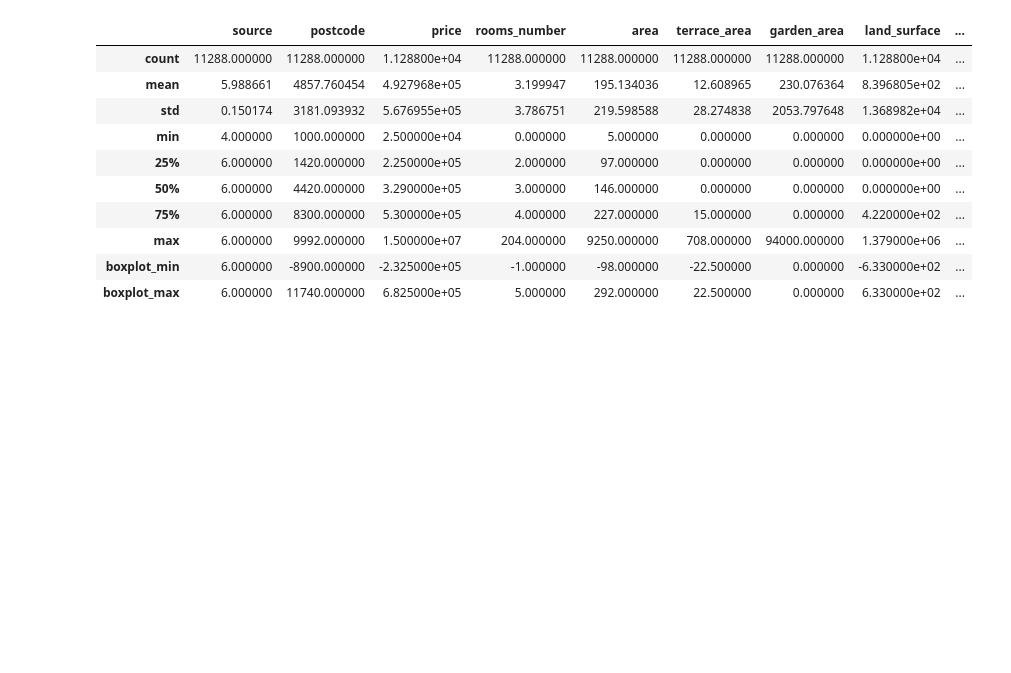
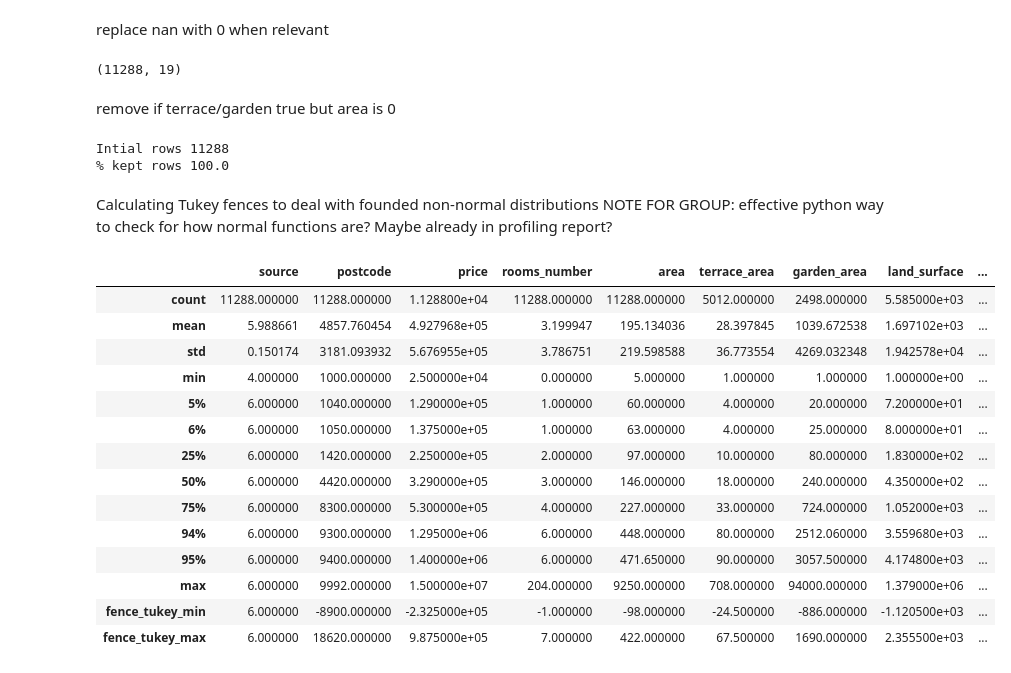
Before and after one commit to FrancescoMariottini/Belgium-prices-prediction, a Jupyter notebook: assets/cleaning_na_duplicates.ipynb, the cells around one changed output. Cells and saved outputs as stored; diff of their text form; code cells hidden in the pictures; blank space fills up the shorter version.

```diff
--- a/assets/cleaning_na_duplicates.ipynb
+++ b/assets/cleaning_na_duplicates.ipynb
@@ -57,22 +37,50 @@ df_desc
+# %% [markdown]
+replace nan with 0 when relevant
+# %%
+for column in COLUMNS_NAN_REPLACE:
+    df_cleaned[column] = df_cleaned[column].transform(lambda x: np.nan if x == 0 else x)
+df_cleaned.shape
+# %% [output]
+(11288, 19)
+# %% [markdown]
+remove if terrace/garden true but area is 0
+# %%
+print(f'Intial rows {len(df)}')
+df_cleaned = df_cleaned[~(((df_cleaned.terrace==True) & (df_cleaned.terrace_area==0))|((df_cleaned.garden==True) & (df_cleaned.garden_area==0)))]
+print(f'% kept rows {len(df_cleaned)/len(df)*100}')
+# %% [output]
+Intial rows 11288
+% kept rows 100.0
+# %% [markdown]
+Calculating Tukey fences to deal with founded non-normal distributions
+NOTE FOR GROUP: effective python way to check for how normal functions are? Maybe already in profiling report?
 # %%
-df_index = df_desc.index.to_list()
-boxplot_min =[df_desc.loc["25%",c] - 1.5 * (df_desc.loc["75%",c] - df_desc.loc["25%",c]) for c in  df_desc.columns]
-boxplot_max =[df_desc.loc["25%",c] + 1.5 * (df_desc.loc["75%",c] - df_desc.loc["25%",c]) for c in  df_desc.columns]
-df_desc = df_desc.append(dict(zip(df_desc.columns, boxplot_min)), ignore_index=True)
-df_desc = df_desc.append(dict(zip(df_desc.columns, boxplot_max)), ignore_index=True)
-df_index.append('boxplot_min')
-df_index.append('boxplot_max')
-df_desc.index = df_index
+def describe_with_tukey_fences(dataframe: pd.DataFrame):
+    dataframe_desc = dataframe.describe(percentiles=[0.95, 0.94, 0.75, 0.5, 0.25, 0.06, 0.05], include=np.number)
+    dataframe_index = dataframe_desc.index.to_list()
+    fence_tukey_min =[dataframe_desc.loc["25%",c] - 1.5 * (dataframe_desc.loc["75%",c] - dataframe_desc.loc["25%",c]) for c in  dataframe_desc.columns]
+    fence_tukey_max =[dataframe_desc.loc["75%",c] + 1.5 * (dataframe_desc.loc["75%",c] - dataframe_desc.loc["25%",c]) for c in  dataframe_desc.columns]
+    dataframe_desc = dataframe_desc.append(dict(zip(dataframe_desc.columns, fence_tukey_min)), ignore_index=True)
+    dataframe_desc = dataframe_desc.append(dict(zip(dataframe_desc.columns, fence_tukey_max)), ignore_index=True)
+    dataframe_index.append('fence_tukey_min')
+    dataframe_index.append('fence_tukey_max')
+    dataframe_desc.index = dataframe_index
+    return dataframe_desc
+df_desc = describe_with_tukey_fences(df_cleaned)
 df_desc
 # %% [output]
 |  | source | postcode | price | rooms_number | area | terrace_area | garden_area | land_surface | ... |
-| count | 11288.000000 | 11288.000000 | 1.128800e+04 | 11288.000000 | 11288.000000 | 11288.000000 | 11288.000000 | 1.128800e+04 | ... |
-| mean | 5.988661 | 4857.760454 | 4.927968e+05 | 3.199947 | 195.134036 | 12.608965 | 230.076364 | 8.396805e+02 | ... |
-| std | 0.150174 | 3181.093932 | 5.676955e+05 | 3.786751 | 219.598588 | 28.274838 | 2053.797648 | 1.368982e+04 | ... |
-| min | 4.000000 | 1000.000000 | 2.500000e+04 | 0.000000 | 5.000000 | 0.000000 | 0.000000 | 0.000000e+00 | ... |
-| 25% | 6.000000 | 1420.000000 | 2.250000e+05 | 2.000000 | 97.000000 | 0.000000 | 0.000000 | 0.000000e+00 | ... |
-| 50% | 6.000000 | 4420.000000 | 3.290000e+05 | 3.000000 | 146.000000 | 0.000000 | 0.000000 | 0.000000e+00 | ... |
-| 75% | 6.000000 | 8300.000000 | 5.300000e+05 | 4.000000 | 227.000000 | 15.000000 | 0.000000 | 4.220000e+02 | ... |
+| count | 11288.000000 | 11288.000000 | 1.128800e+04 | 11288.000000 | 11288.000000 | 5012.000000 | 2498.000000 | 5.585000e+03 | ... |
+| mean | 5.988661 | 4857.760454 | 4.927968e+05 | 3.199947 | 195.134036 | 28.397845 | 1039.672538 | 1.697102e+03 | ... |
+| std | 0.150174 | 3181.093932 | 5.676955e+05 | 3.786751 | 219.598588 | 36.773554 | 4269.032348 | 1.942578e+04 | ... |
+| min | 4.000000 | 1000.000000 | 2.500000e+04 | 0.000000 | 5.000000 | 1.000000 | 1.000000 | 1.000000e+00 | ... |
+| 5% | 6.000000 | 1040.000000 | 1.290000e+05 | 1.000000 | 60.000000 | 4.000000 | 20.000000 | 7.200000e+01 | ... |
+| 6% | 6.000000 | 1050.000000 | 1.375000e+05 | 1.000000 | 63.000000 | 4.000000 | 25.000000 | 8.000000e+01 | ... |
+| 25% | 6.000000 | 1420.000000 | 2.250000e+05 | 2.000000 | 97.000000 | 10.000000 | 80.000000 | 1.830000e+02 | ... |
+| 50% | 6.000000 | 4420.000000 | 3.290000e+05 | 3.000000 | 146.000000 | 18.000000 | 240.000000 | 4.350000e+02 | ... |
+| 75% | 6.000000 | 8300.000000 | 5.300000e+05 | 4.000000 | 227.000000 | 33.000000 | 724.000000 | 1.052000e+03 | ... |
+| 94% | 6.000000 | 9300.000000 | 1.295000e+06 | 6.000000 | 448.000000 | 80.000000 | 2512.060000 | 3.559680e+03 | ... |
+| 95% | 6.000000 | 9400.000000 | 1.400000e+06 | 6.000000 | 471.650000 | 90.000000 | 3057.500000 | 4.174800e+03 | ... |
 | max | 6.000000 | 9992.000000 | 1.500000e+07 | 204.000000 | 9250.000000 | 708.000000 | 94000.000000 | 1.379000e+06 | ... |
-| boxplot_min | 6.000000 | -8900.000000 | -2.325000e+05 | -1.000000 | -98.000000 | -22.500000 | 0.000000 | -6.330000e+02 | ... |
-| boxplot_max | 6.000000 | 11740.000000 | 6.825000e+05 | 5.000000 | 292.000000 | 22.500000 | 0.000000 | 6.330000e+02 | ... |
+| fence_tukey_min | 6.000000 | -8900.000000 | -2.325000e+05 | -1.000000 | -98.000000 | -24.500000 | -886.000000 | -1.120500e+03 | ... |
+| fence_tukey_max | 6.000000 | 18620.000000 | 9.875000e+05 | 7.000000 | 422.000000 | 67.500000 | 1690.000000 | 2.355500e+03 | ... |
```
Also changed, not shown: parts of 25 cells of this notebook, 2 other files.
